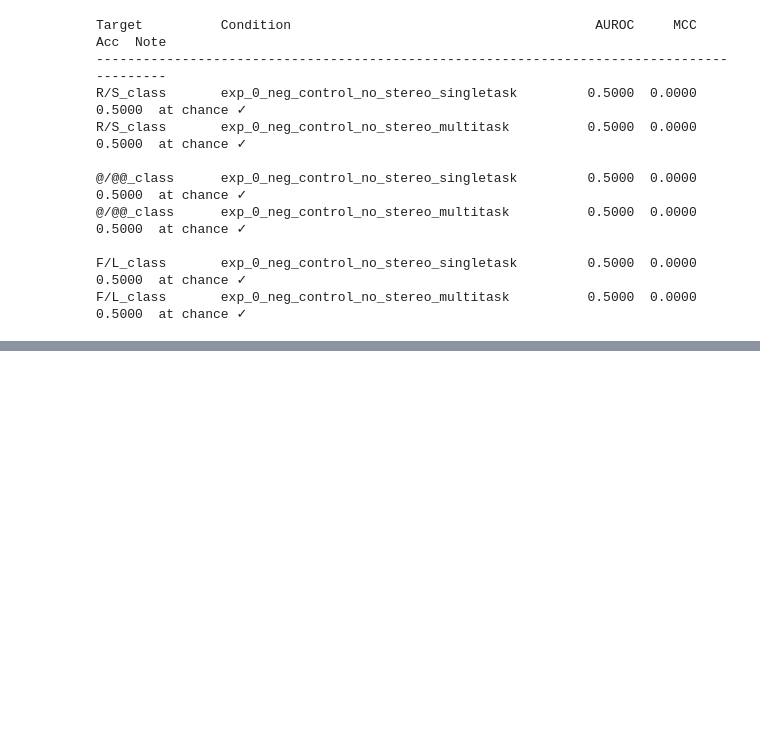
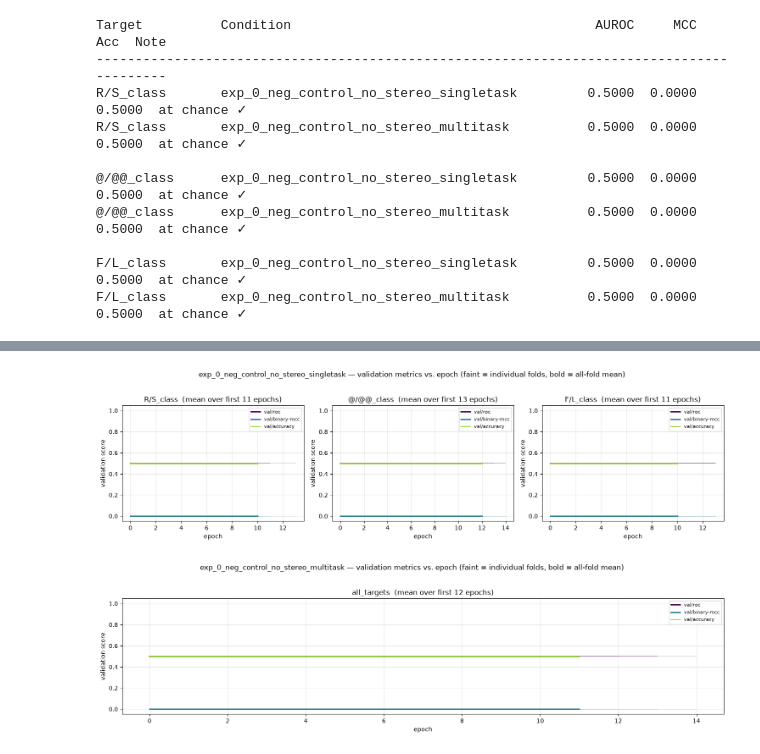
Before and after one commit to kspieks/stereoisomer_prediction, a Jupyter notebook: cmrt/4_chemprop_exp_0.ipynb, the cells around one changed output, grey strips where cells are left out. Saved outputs shown, nothing was run; the diff lists cells and outputs as text; code cells hidden in the pictures; blank space fills up the shorter version.

```diff
--- a/cmrt/4_chemprop_exp_0.ipynb
+++ b/cmrt/4_chemprop_exp_0.ipynb
@@ -837,0 +1247,65 @@ Saved 90 total rows to 4_chemprop_exp_0_results.csv
+# %%
+def _fold_mean(t, cols):
+    """
+    Fold-average `cols` per epoch, but only over epochs where EVERY fold is still training.
+
+    Folds stop at different epochs, so a naive groupby('epoch').mean() silently averages
+    over a shrinking subset: the tail of the curve would describe a different (and
+    increasingly lucky) population than the head. Returns the complete-fold mean plus the
+    fold count so callers can label what was dropped.
+    """
+    n_per_epoch = t.groupby('epoch')['fold'].nunique()
+    n_folds = int(n_per_epoch.max())
+    complete = n_per_epoch[n_per_epoch == n_folds].index
+    return t[t['epoch'].isin(complete)].groupby('epoch')[cols].mean(), n_folds, len(n_per_epoch) - len(complete)
+
+
+def plot_metric_curves(curves_df, condition, metrics=('val/roc', 'val/binary-mcc', 'val/accuracy'),
+                       figsize=(15, 4)):
+    """
+    Validation metrics per epoch.
+
+    Mind the mixed semantics of these three curves:
+      * `val/roc` is threshold-free.
+      * `val/accuracy` is thresholded at 0.5 by torchmetrics.
+      * `val/binary-mcc` is NOT thresholded at all — chemprop's BinaryMCCMetric accumulates
+        soft confusion counts straight from the probabilities, making it sensitive to
+        confidence as well as ranking.
+    None of them are comparable to the tuned-threshold metrics in the results CSV.
+
+    Individual folds are drawn faintly; the bold line is the mean over epochs where all
+    folds are still training (see `_fold_mean`).
+    """
+    sub = curves_df[curves_df['featurization'] == condition]
+    targets = sub['target'].unique()
+    fig, axes = plt.subplots(1, len(targets), figsize=figsize, squeeze=False)
+    colors = plt.cm.viridis(np.linspace(0, .85, len(metrics)))
+
+    for ax, target in zip(axes[0], targets):
+        t = sub[sub['target'] == target]
+        present = [m for m in metrics if m in t.columns]
+        mean_df, n_folds, n_dropped = _fold_mean(t, present)
+        for metric, color in zip(present, colors):
+            for _, g in t.groupby('fold'):          # per-fold, faint
+                g = g.sort_values('epoch')
+                ax.plot(g['epoch'], g[metric], color=color, lw=.7, alpha=.25)
+            ax.plot(mean_df.index, mean_df[metric], color=color, lw=2.0, label=metric)
+        ax.set_title(f'{target}' + (f'  (mean over first {len(mean_df)} epochs)' if n_dropped else ''))
+        ax.set_xlabel('epoch')
+        ax.set_ylabel('validation score')
+        ax.set_ylim(-0.05, 1.05)
+        ax.legend(fontsize=8)
+        ax.grid(alpha=.3)
+
+    fig.suptitle(f'{condition} — validation metrics vs. epoch '
+                 f'(faint = individual folds, bold = all-fold mean)', y=1.03)
+    fig.tight_layout()
+    return fig
+
+
+for cond in curves_df['featurization'].unique():
+    plot_metric_curves(curves_df, cond)
+    plt.show()
+# %% [output]
+[figure, added]
+[figure, added]
```
Also changed, not shown: parts of 17 cells of this notebook, 3 other files.
